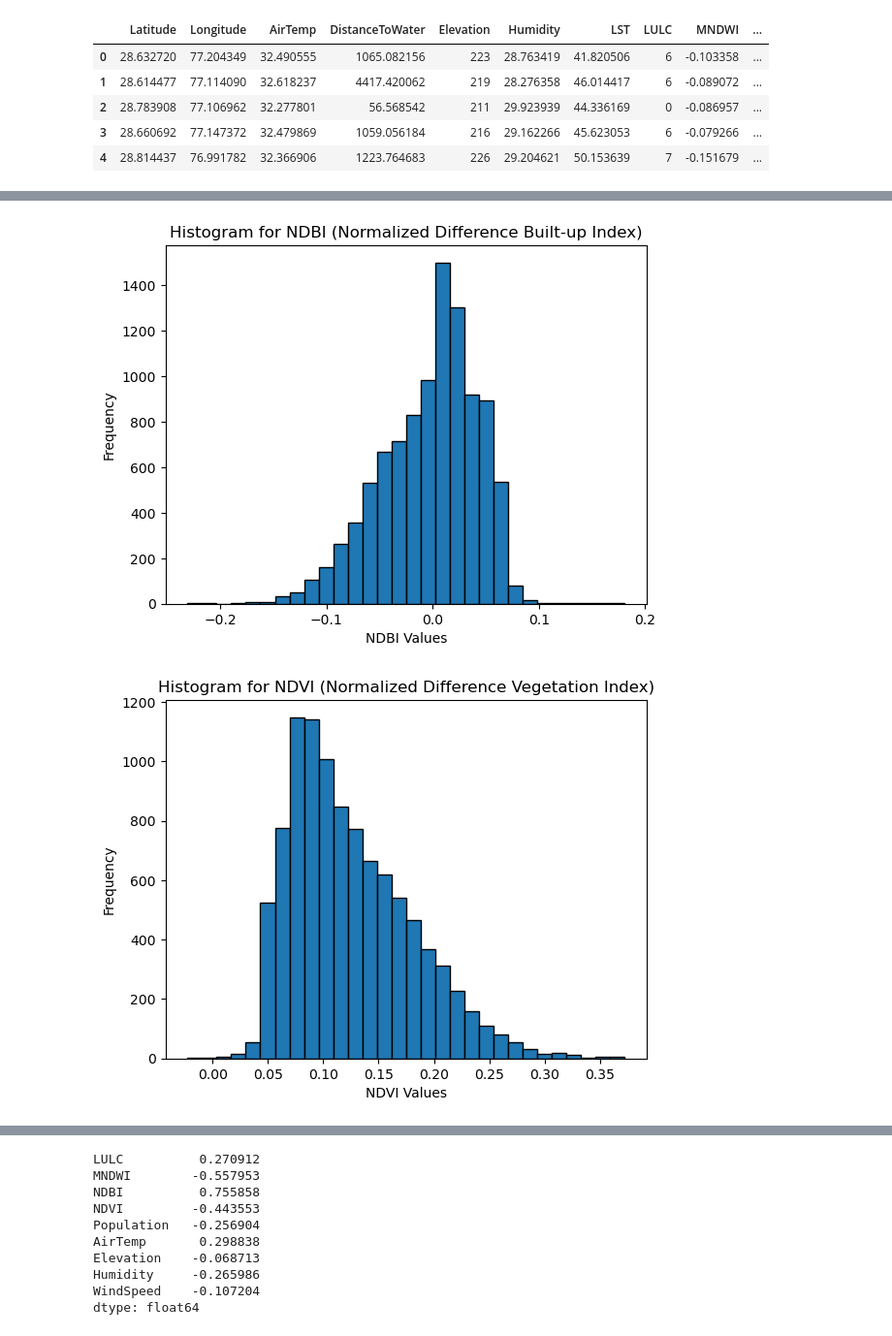
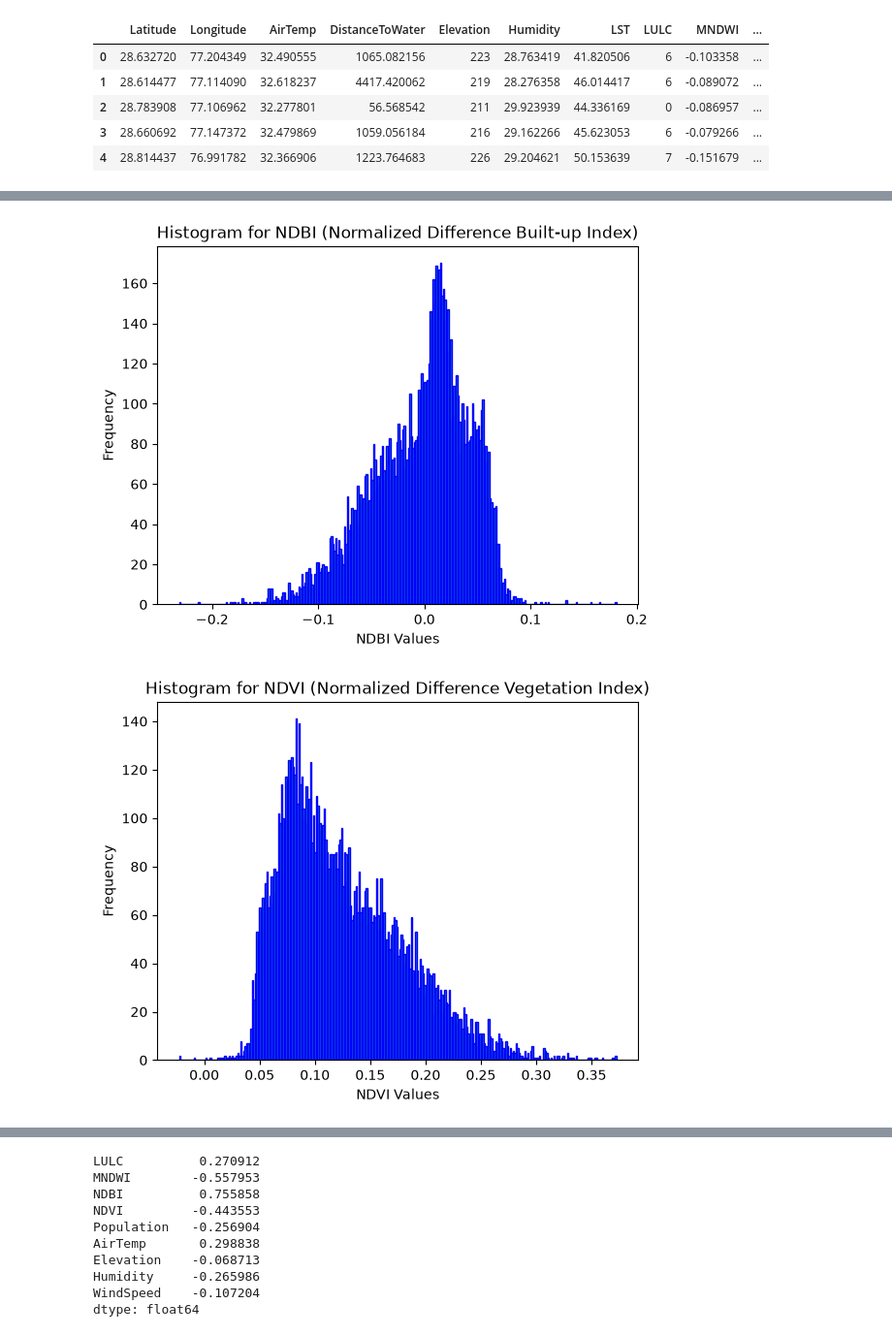
Before and after one commit to kashvi5907-create/Urban-Heat-Island-Prediction-System, a Jupyter notebook: Notebooks/04_EDA.ipynb, the cells around one changed output, grey strips where cells are left out. Shown at 97% size. Cells and saved outputs as stored; diff of their text form; code cells hidden in the pictures.

```diff
--- a/Notebooks/04_EDA.ipynb
+++ b/Notebooks/04_EDA.ipynb
@@ -3,7 +3,7 @@ import pandas as pd
 import numpy as np
 import matplotlib.pyplot as plt
 # %%
-df = pd.read_csv(r"C:\Users\kashv\Desktop\Delhi_UHI_Project\Data\Processed\cleaned_dataset.csv")
+df = pd.read_csv(r"/Users/kashvivirmani/Desktop/Delhi_UHI_Project/Data/Processed/cleaned_dataset.csv")
 df.head()
 # %% [output]
 |  | Latitude | Longitude | AirTemp | DistanceToWater | Elevation | Humidity | LST | LULC | MNDWI | ... |
@@ -15,20 +28,20 @@ df.head()
 # %%
 # Histogram for NDBI -> right skewed
 ndbi_series = df["NDBI"]
-plt.hist(ndbi_series, bins=30, edgecolor="black")
+plt.hist(ndbi_series, bins=300, edgecolor="blue")
 plt.xlabel("NDBI Values")
 plt.ylabel("Frequency")
 plt.title("Histogram for NDBI (Normalized Difference Built-up Index)")
 plt.show()
 # %% [output]
-[figure, old version]
+[figure, new version]
 # %%
 # Histogram for NDVI -> left skewed
 ndvi_series = df["NDVI"]
-plt.hist(ndvi_series, bins=30, edgecolor="black")
+plt.hist(ndvi_series, bins=300, edgecolor="blue")
 plt.xlabel("NDVI Values")
 plt.ylabel("Frequency")
 plt.title("Histogram for NDVI (Normalized Difference Vegetation Index)")
 plt.show()
 # %% [output]
-[figure, old version]
+[figure, new version]
```
Also changed, not shown: parts of 10 cells of this notebook, 27 other files.
